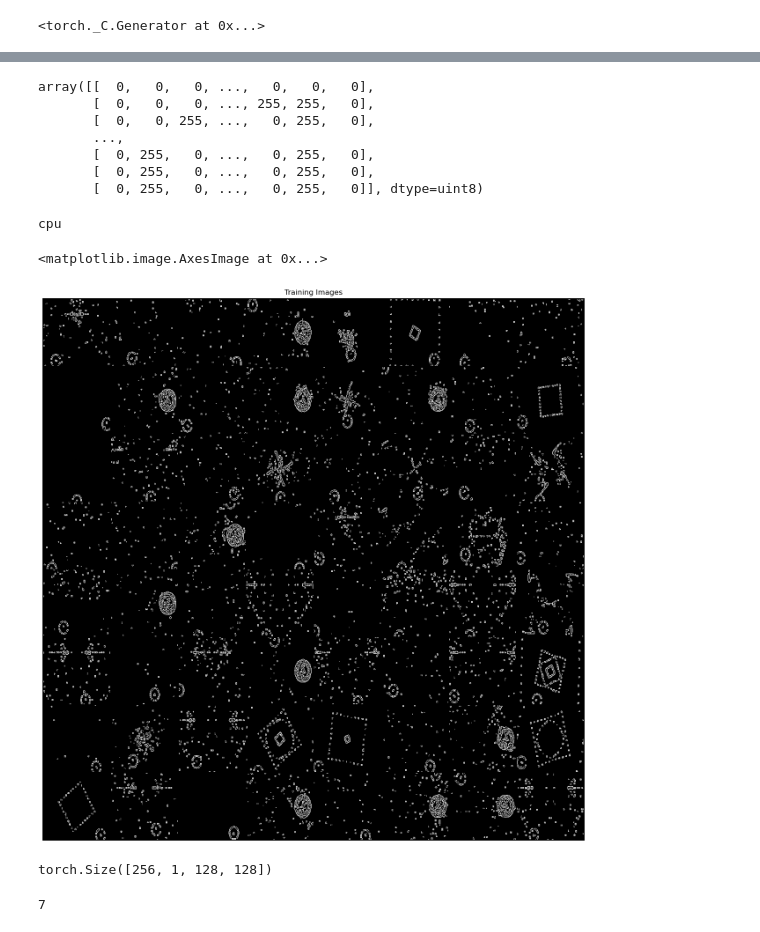
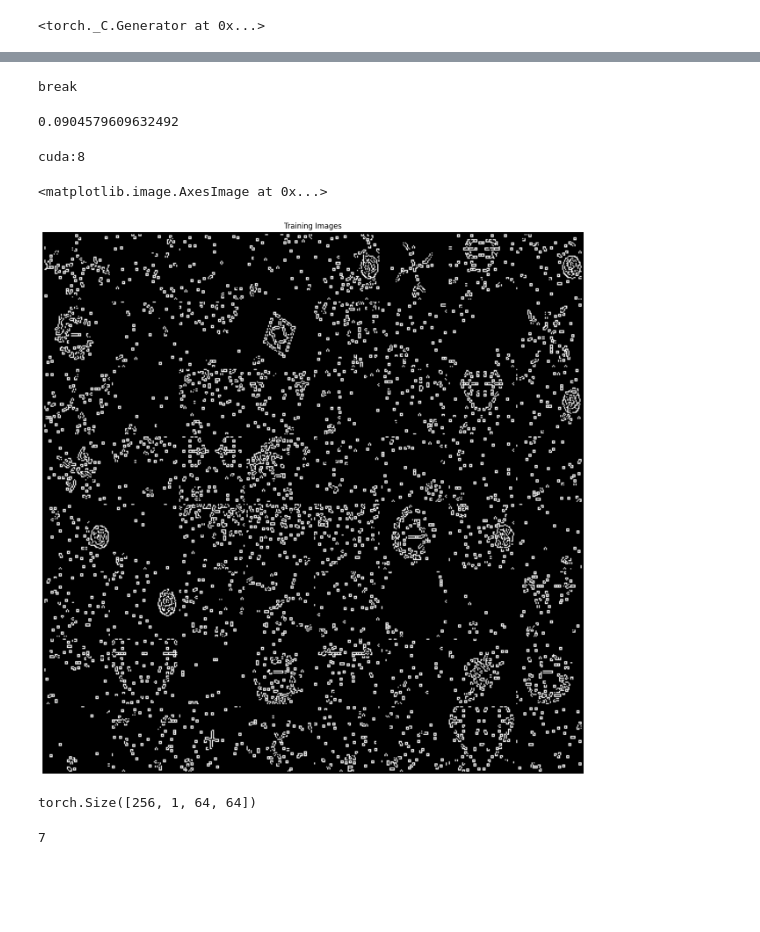
Before and after one commit to Shougakusei/taikyu_screenshots, a Jupyter notebook: VQ-VAE-Fish.ipynb, the cells around one changed output, grey strips where cells are left out. Saved outputs shown, nothing was run; the diff lists cells and outputs as text; code cells hidden in the pictures; blank space fills up the shorter version.

```diff
--- a/VQ-VAE-Fish.ipynb
+++ b/VQ-VAE-Fish.ipynb
@@ -35,9 +39,11 @@ from matplotlib import pyplot as plt
 
 from torchsummary import summary
 
+from abc import abstractmethod
+
 # Root directory for dataset
 # dataroot = "fish_screenshots_test/"
-dataroot = "superfish_screenshot_dataset/"
+dataroot = "superfish_screenshot_dataset_2/superfish_screenshot_dataset/"
 
 # Number of workers for dataloader
 workers = 2
@@ -47,12 +53,12 @@ batch_size = 256
 
 # Spatial size of training images. All images will be resized to this
 #   size using a transformer.
-image_size = 128
+image_size = 64
 
 embedding_image_size = 4
 
 # Number of channels in the training images. For color images this is 3
-nc = 3
+in_channels = 1
 
 # Size of z latent vector
 nz = 100
@@ -67,20 +73,27 @@ lr = 0.0002
 beta1 = 0.5
 
 # Number of GPUs available. Use 0 for CPU mode.
-ngpu = 1
+ngpu = 3
 
 num_training_updates = 15000
 
-num_hiddens = 32
+num_hiddens = 64
 
-embedding_dim = 32
-num_embeddings = 128
+embedding_dim = 64
+num_embeddings = 64
 
 commitment_cost = 0.25
+vq_coef = 0
 
 decay = 0.99
 
 learning_rate = 1e-3
+
+num_channels = 1
+
+
+entropy_weight = 1
+kld_weight = 0.00025
 # %%
 # Set random seed for reproducibility
 seed = 1141
@@ -153,31 +167,39 @@ plt.show()
-# %%
-edges
-# %% [output]
-array([[  0,   0,   0, ...,   0,   0,   0],
-       [  0,   0,   0, ..., 255, 255,   0],
-       [  0,   0, 255, ...,   0, 255,   0],
-       ...,
-       [  0, 255,   0, ...,   0, 255,   0],
-       [  0, 255,   0, ...,   0, 255,   0],
-       [  0, 255,   0, ...,   0, 255,   0]], dtype=uint8)
+# %%
+true_percent = []
+i = 0
+for batch in dataloader:
+
+    true_percent.append(torch.count_nonzero(batch[0]) / image_size ** 2 / batch_size)
+    i+=1
+    if i > 20:
+        print('break')
+        break
+# %% [output]
+break
+# %%
+true_percentage  = sum(true_percent) / len(true_percent)
+true_percentage = true_percentage.item()
+true_percentage
+# %% [output]
+0.0904579609632492
 # %%
 # Decide which device we want to run on
-device = torch.device("cuda:0" if (torch.cuda.is_available() and ngpu > 0) else "cpu")
+device = torch.device("cuda:8" if (torch.cuda.is_available() and ngpu > 0) else "cpu")
 print(device)
 # Plot some training images
 real_batch = next(iter(dataloader))
 plt.figure(figsize=(16, 16))
 plt.axis("off")
 plt.title("Training Images")
 plt.imshow(np.transpose(vutils.make_grid(real_batch[0].to(device)[:64], padding=2, normalize=True).cpu(),(1,2,0)).numpy())
 # %% [output]
-cpu
+cuda:8
 <matplotlib.image.AxesImage at 0x...>
-[figure, old version]
+[figure, new version]
 # %%
 next(iter(dataloader))[0].shape
 # %% [output]
-torch.Size([256, 1, 128, 128])
+torch.Size([256, 1, 64, 64])
 # %%
 def calc_same_pad(i: int, k: int, s: int, d: int) -> int:
     return max((math.ceil(i / s) - 1) * s + (k - 1) * d + 1 - i, 0)
```
Also changed, not shown: parts of 35 cells of this notebook.
